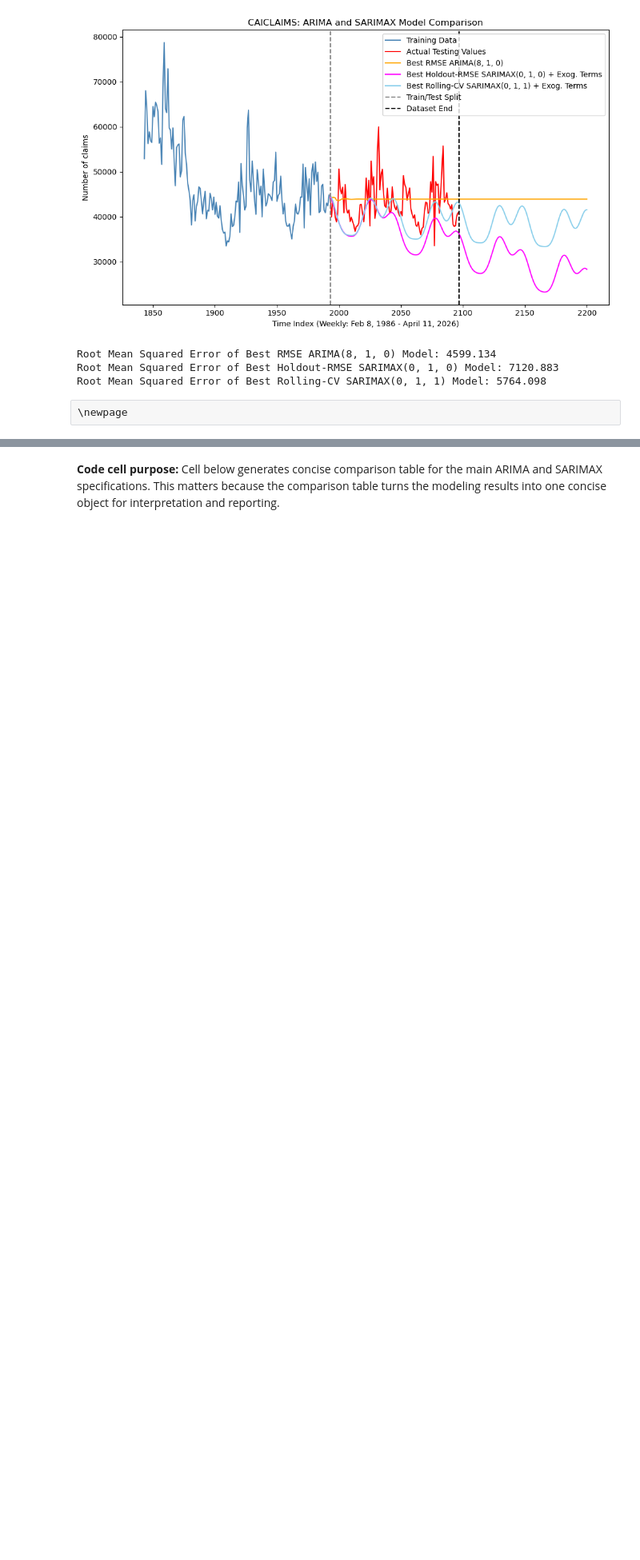
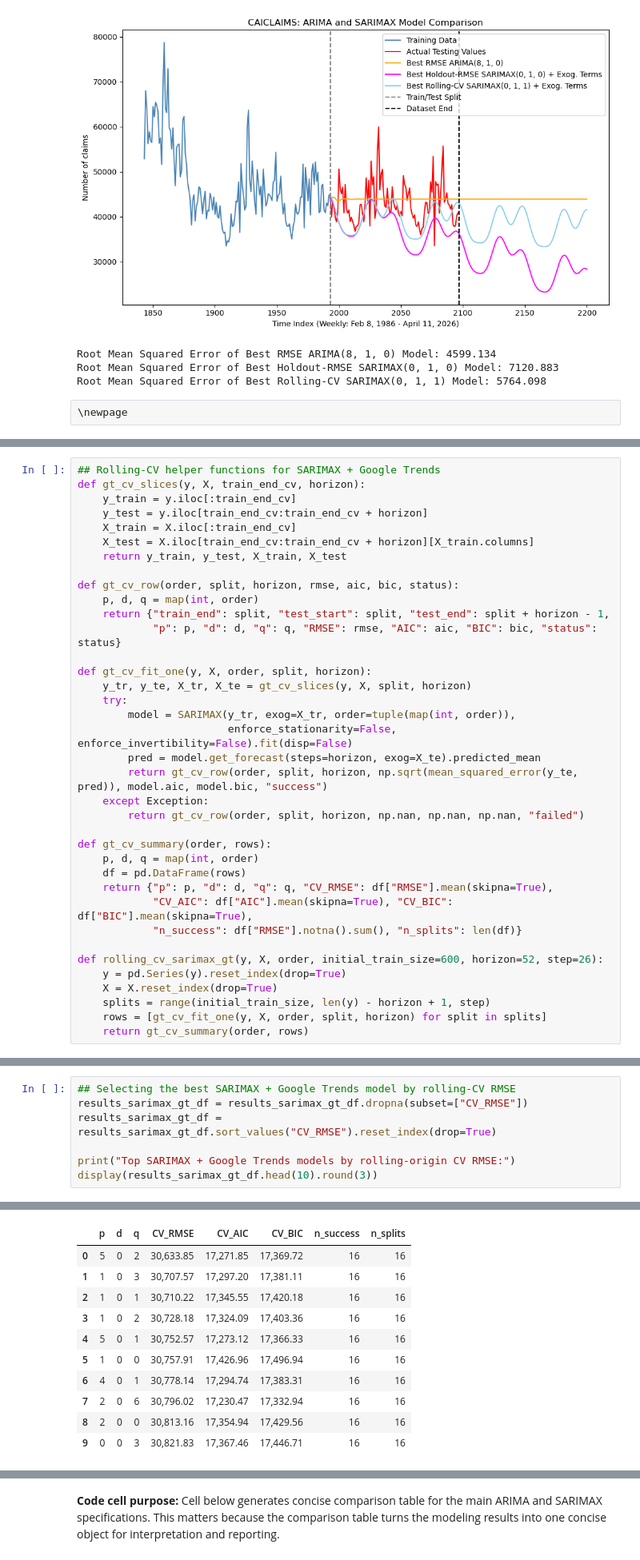
Before and after one commit to jeffreyhding/Econ148Project03, a Jupyter notebook: Final/Econ148Proj03.ipynb, the cells around one changed output, grey strips where cells are left out. Shown at 80% size. Saved outputs shown, nothing was run; the diff lists cells and outputs as text; blank space fills up the shorter version.

```diff
--- a/Final/Econ148Proj03.ipynb
+++ b/Final/Econ148Proj03.ipynb
@@ -1738,0 +1939,37 @@ Root Mean Squared Error of Best Rolling-CV SARIMAX(0, 1, 1) Model: 5764.098
+# %%
+## Rolling-CV helper functions for SARIMAX + Google Trends
+def gt_cv_slices(y, X, train_end_cv, horizon):
+    y_train = y.iloc[:train_end_cv]
+    y_test = y.iloc[train_end_cv:train_end_cv + horizon]
+    X_train = X.iloc[:train_end_cv]
+    X_test = X.iloc[train_end_cv:train_end_cv + horizon][X_train.columns]
+    return y_train, y_test, X_train, X_test
+
+def gt_cv_row(order, split, horizon, rmse, aic, bic, status):
+    p, d, q = map(int, order)
+    return {"train_end": split, "test_start": split, "test_end": split + horizon - 1,
+            "p": p, "d": d, "q": q, "RMSE": rmse, "AIC": aic, "BIC": bic, "status": status}
+
+def gt_cv_fit_one(y, X, order, split, horizon):
+    y_tr, y_te, X_tr, X_te = gt_cv_slices(y, X, split, horizon)
+    try:
+        model = SARIMAX(y_tr, exog=X_tr, order=tuple(map(int, order)),
+                        enforce_stationarity=False, enforce_invertibility=False).fit(disp=False)
+        pred = model.get_forecast(steps=horizon, exog=X_te).predicted_mean
+        return gt_cv_row(order, split, horizon, np.sqrt(mean_squared_error(y_te, pred)), model.aic, model.bic, "success")
+    except Exception:
+        return gt_cv_row(order, split, horizon, np.nan, np.nan, np.nan, "failed")
+
+def gt_cv_summary(order, rows):
+    p, d, q = map(int, order)
+    df = pd.DataFrame(rows)
+    return {"p": p, "d": d, "q": q, "CV_RMSE": df["RMSE"].mean(skipna=True),
+            "CV_AIC": df["AIC"].mean(skipna=True), "CV_BIC": df["BIC"].mean(skipna=True),
+            "n_success": df["RMSE"].notna().sum(), "n_splits": len(df)}
+
+def rolling_cv_sarimax_gt(y, X, order, initial_train_size=600, horizon=52, step=26):
+    y = pd.Series(y).reset_index(drop=True)
+    X = X.reset_index(drop=True)
+    splits = range(initial_train_size, len(y) - horizon + 1, step)
+    rows = [gt_cv_fit_one(y, X, order, split, horizon) for split in splits]
+    return gt_cv_summary(order, rows)
@@ -1738,0 +2027,8 @@ Root Mean Squared Error of Best Rolling-CV SARIMAX(0, 1, 1) Model: 5764.098
+# %%
+## Selecting the best SARIMAX + Google Trends model by rolling-CV RMSE
+results_sarimax_gt_df = results_sarimax_gt_df.dropna(subset=["CV_RMSE"])
+results_sarimax_gt_df = results_sarimax_gt_df.sort_values("CV_RMSE").reset_index(drop=True)
+
+print("Top SARIMAX + Google Trends models by rolling-origin CV RMSE:")
+display(results_sarimax_gt_df.head(10).round(3))
+# %% [output]
@@ -1738,0 +2036,11 @@ Root Mean Squared Error of Best Rolling-CV SARIMAX(0, 1, 1) Model: 5764.098
+|  | p | d | q | CV_RMSE | CV_AIC | CV_BIC | n_success | n_splits |
+| 0 | 5 | 0 | 2 | 30,633.85 | 17,271.85 | 17,369.72 | 16 | 16 |
+| 1 | 1 | 0 | 3 | 30,707.57 | 17,297.20 | 17,381.11 | 16 | 16 |
+| 2 | 1 | 0 | 1 | 30,710.22 | 17,345.55 | 17,420.18 | 16 | 16 |
+| 3 | 1 | 0 | 2 | 30,728.18 | 17,324.09 | 17,403.36 | 16 | 16 |
+| 4 | 5 | 0 | 1 | 30,752.57 | 17,273.12 | 17,366.33 | 16 | 16 |
+| 5 | 1 | 0 | 0 | 30,757.91 | 17,426.96 | 17,496.94 | 16 | 16 |
+| 6 | 4 | 0 | 1 | 30,778.14 | 17,294.74 | 17,383.31 | 16 | 16 |
+| 7 | 2 | 0 | 6 | 30,796.02 | 17,230.47 | 17,332.94 | 16 | 16 |
+| 8 | 2 | 0 | 0 | 30,813.16 | 17,354.94 | 17,429.56 | 16 | 16 |
+| 9 | 0 | 0 | 3 | 30,821.83 | 17,367.46 | 17,446.71 | 16 | 16 |
```
Also changed, not shown: parts of 31 cells of this notebook, 3 other files.
